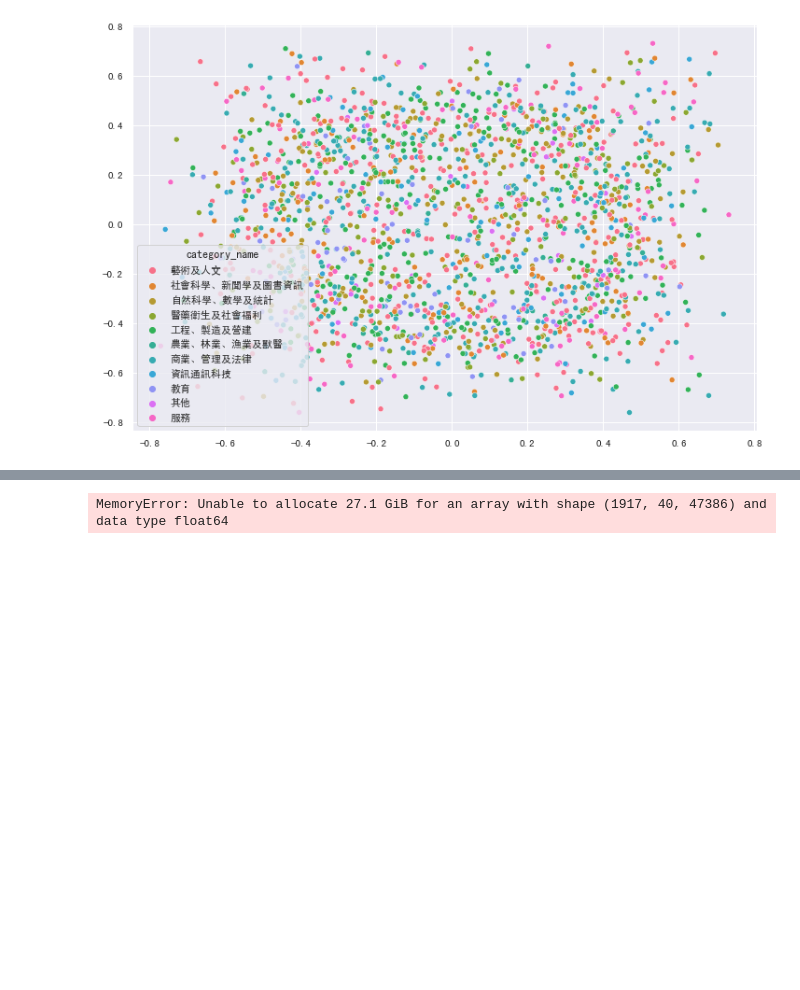
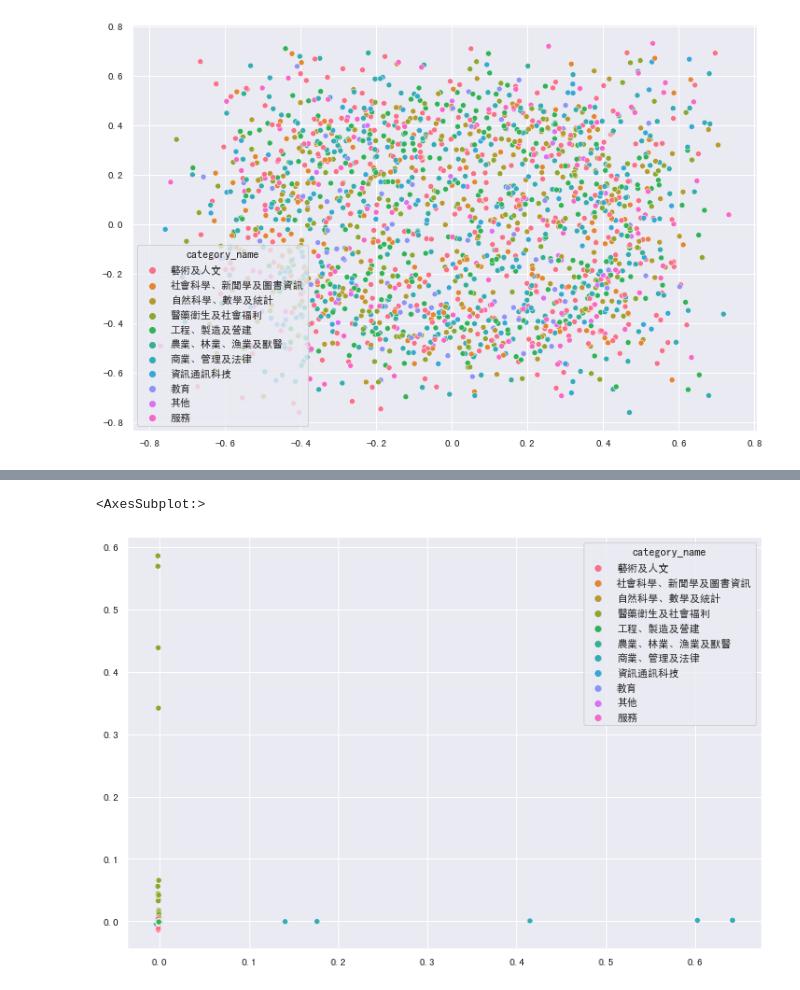
Before and after one commit to kevin-0211/Statistical-Learning, a Jupyter notebook: hw3/B07902034_Hw3.ipynb, the cells around one changed output, grey strips where cells are left out. Cells and saved outputs as stored; diff of their text form; code cells hidden in the pictures; blank space fills up the shorter version.

```diff
--- a/hw3/B07902034_Hw3.ipynb
+++ b/hw3/B07902034_Hw3.ipynb
@@ -462,8 +462,9 @@ sns.scatterplot(x=x_lle_20[:,0], y=x_lle_20[:,1], hue=colname_df['category_name'
 # %%
-# 40 neighbor
-lle_40 = LocallyLinearEmbedding(n_components=2,n_neighbors=40)
-x_lle_40 = lle_40.fit_transform(dep_stu2)
-sns.scatterplot(x=x_lle_40[:,0], y=x_lle_40[:,1], hue=colname_df['category_name'])
+# 15 neighbor
+lle_15 = LocallyLinearEmbedding(n_components=2,n_neighbors=15)
+x_lle_15 = lle_15.fit_transform(dep_stu2)
+sns.scatterplot(x=x_lle_15[:,0], y=x_lle_15[:,1], hue=colname_df['category_name'])
 # %% [output]
-MemoryError: Unable to allocate 27.1 GiB for an array with shape (1917, 40, 47386) and data type float64
+<AxesSubplot:>
+[figure, added]
 # %%
```
Also changed, not shown: parts of 11 cells of this notebook.
